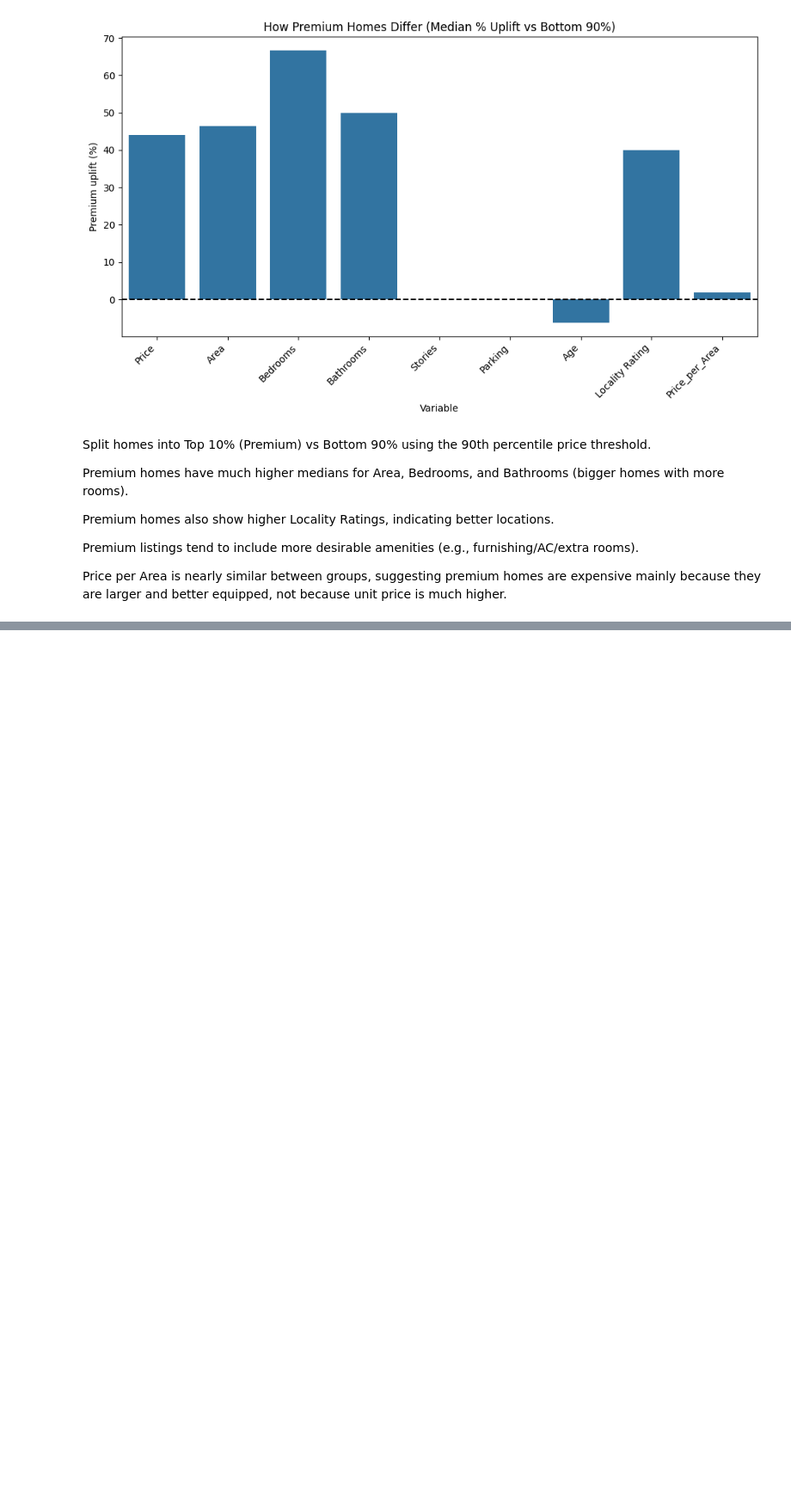
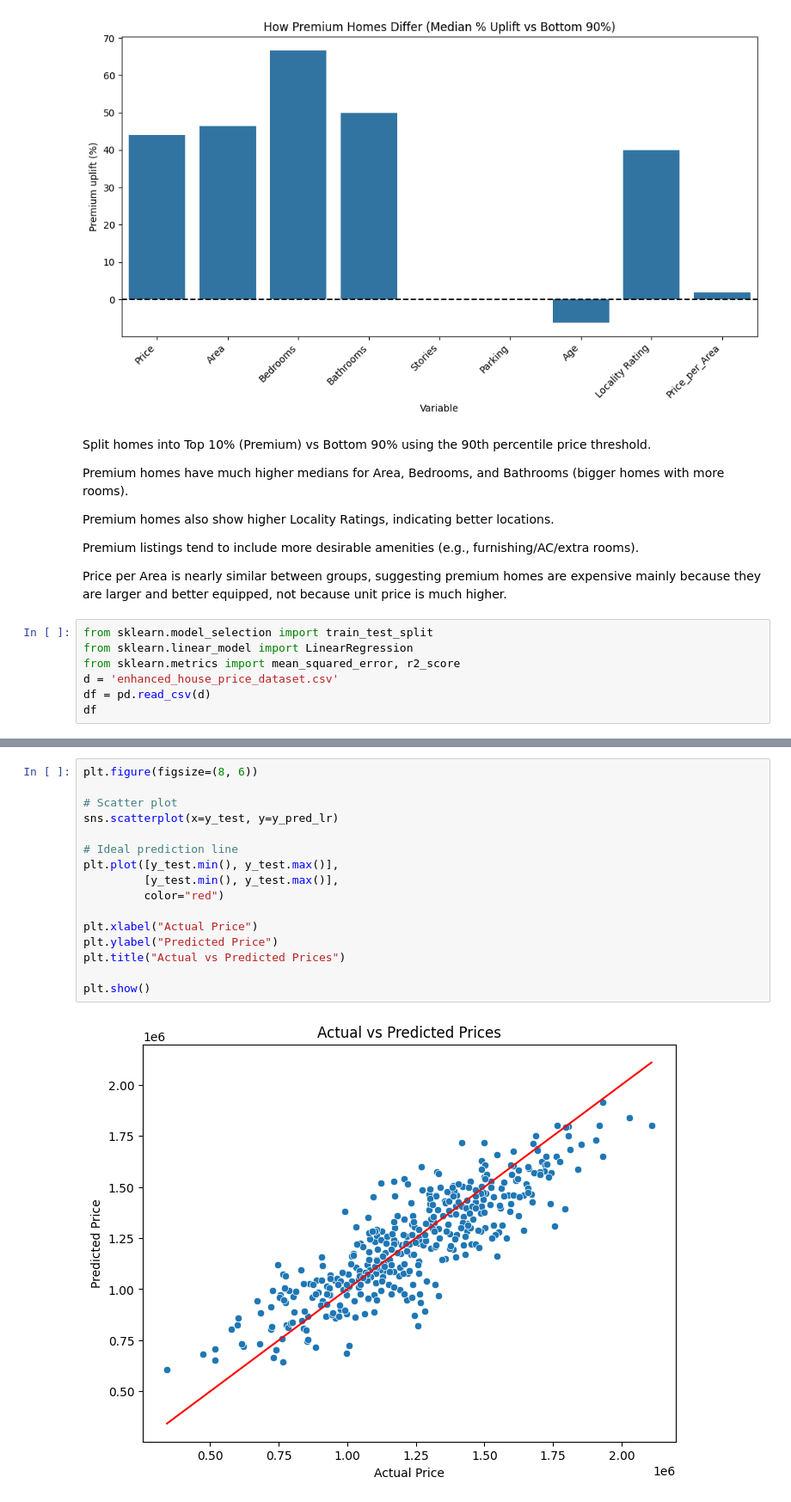
Before and after one commit to Superkai017/House-Pricing-Analysis, a Jupyter notebook: final_project/artoudom.ipynb, the cells around one changed output, grey strips where cells are left out. Shown at 86% size. Saved outputs shown, nothing was run; the diff lists cells and outputs as text; blank space fills up the shorter version.

Commit message:
Improve house price prediction pipeline with feature engineering and model evaluation

```diff
--- a/final_project/artoudom.ipynb
+++ b/final_project/artoudom.ipynb
@@ -569,3 +569,10 @@ Premium homes also show higher Locality Ratings, indicating better locations.
 Premium listings tend to include more desirable amenities (e.g., furnishing/AC/extra rooms).
 
 Price per Area is nearly similar between groups, suggesting premium homes are expensive mainly because they are larger and better equipped, not because unit price is much higher.
+# %%
+from sklearn.model_selection import train_test_split
+from sklearn.linear_model import LinearRegression
+from sklearn.metrics import mean_squared_error, r2_score
+d = 'enhanced_house_price_dataset.csv'
+df = pd.read_csv(d)
+df
@@ -571,0 +649,18 @@ Price per Area is nearly similar between groups, suggesting premium homes are ex
+# %%
+plt.figure(figsize=(8, 6))
+
+# Scatter plot
+sns.scatterplot(x=y_test, y=y_pred_lr)
+
+# Ideal prediction line
+plt.plot([y_test.min(), y_test.max()],
+         [y_test.min(), y_test.max()],
+         color="red")
+
+plt.xlabel("Actual Price")
+plt.ylabel("Predicted Price")
+plt.title("Actual vs Predicted Prices")
+
+plt.show()
+# %% [output]
+[figure, added]
```
Also changed, not shown: parts of 6 cells of this notebook.
